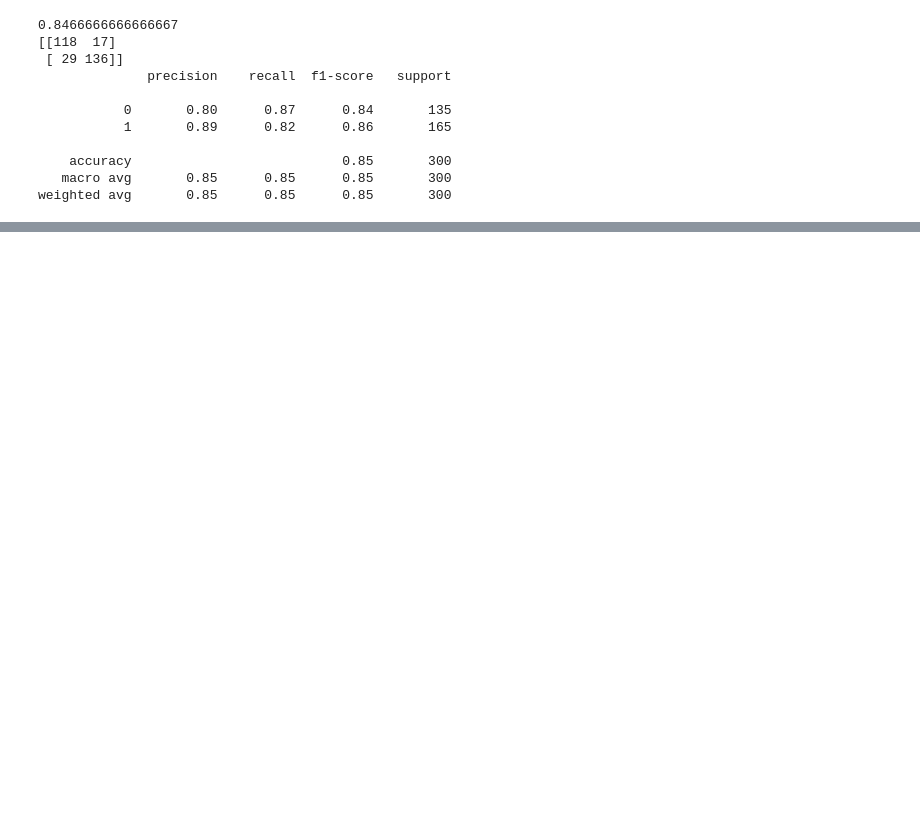
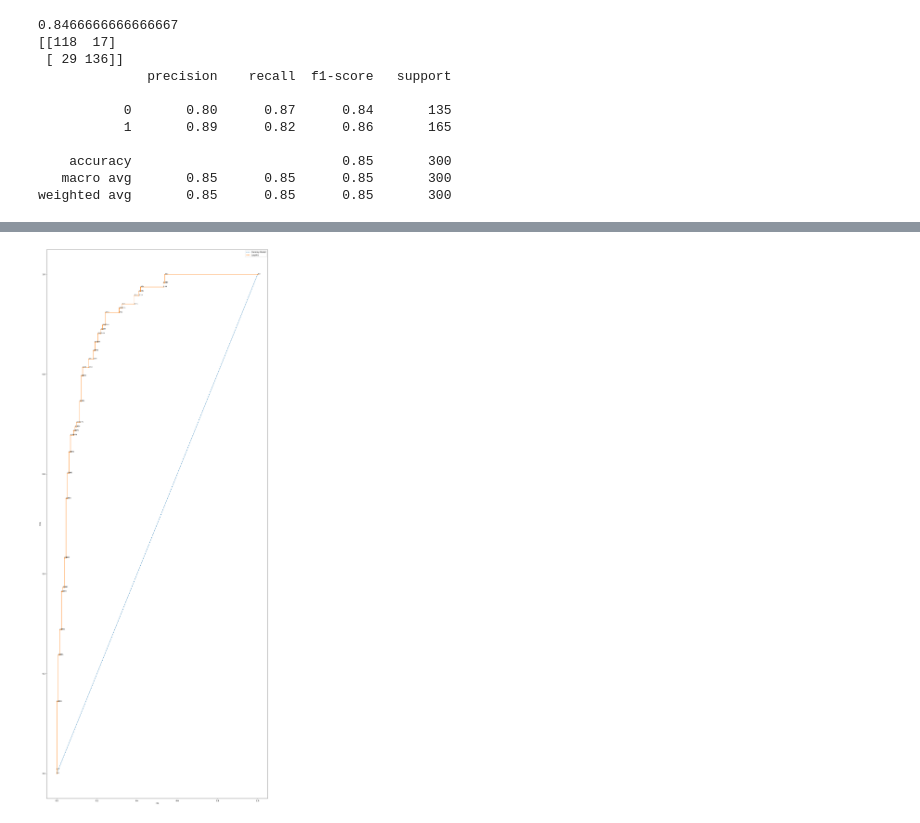
Before and after one commit to itz-sidd/Machine_Learning, a Jupyter notebook: Logistic Regression/eleven.ipynb, the cells around one changed output, grey strips where cells are left out. Cells and saved outputs as stored; diff of their text form; code cells hidden in the pictures; blank space fills up the shorter version.

```diff
--- a/Logistic Regression/eleven.ipynb
+++ b/Logistic Regression/eleven.ipynb
@@ -212,0 +582,22 @@ weighted avg       0.85      0.85      0.85       300
+# %%
+import matplotlib.pyplot as plt
+import numpy as np
+
+# Create figure and axis
+fig, ax = plt.subplots(figsize=(20, 50))
+
+# Plot ROC curves on the same axis
+ax.plot(dummy_fpr, dummy_tpr, linestyle='--', label='Dummy Model')
+ax.plot(model_fpr, model_tpr, marker='.', label='Logistic')
+
+# Annotate thresholds
+for fpr, tpr, thresh in zip(model_fpr, model_tpr, thresholds):
+    ax.annotate(f'{np.round(thresh, 2)}', xy=(fpr, tpr), fontsize=8)
+
+# Labels and legend
+ax.set_xlabel('FPR')
+ax.set_ylabel('TPR')
+ax.legend()
+plt.show()
+# %% [output]
+[figure, added]
```
Also changed, not shown: parts of 49 cells of this notebook, 3 other files.
